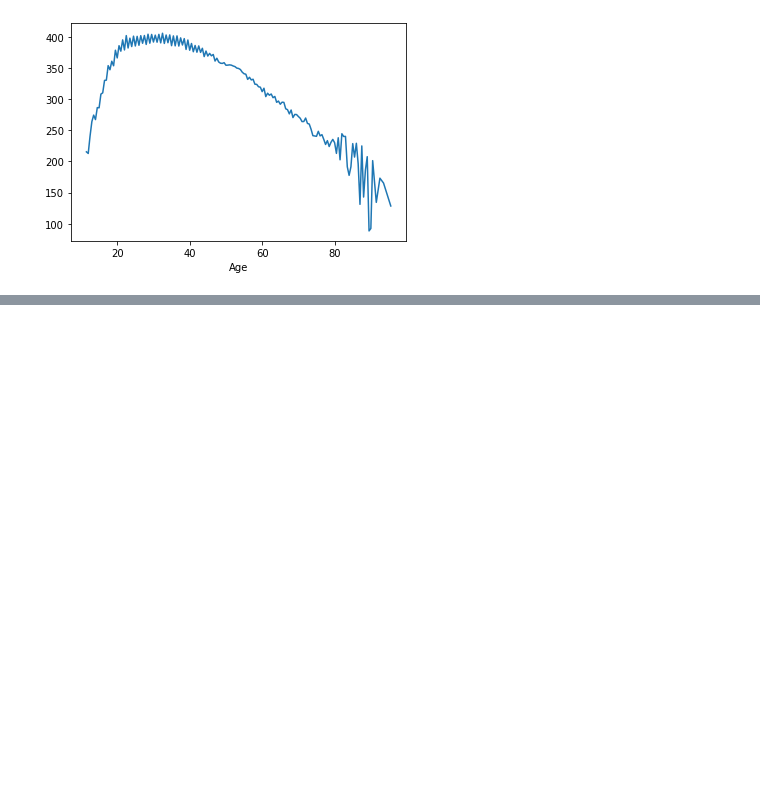
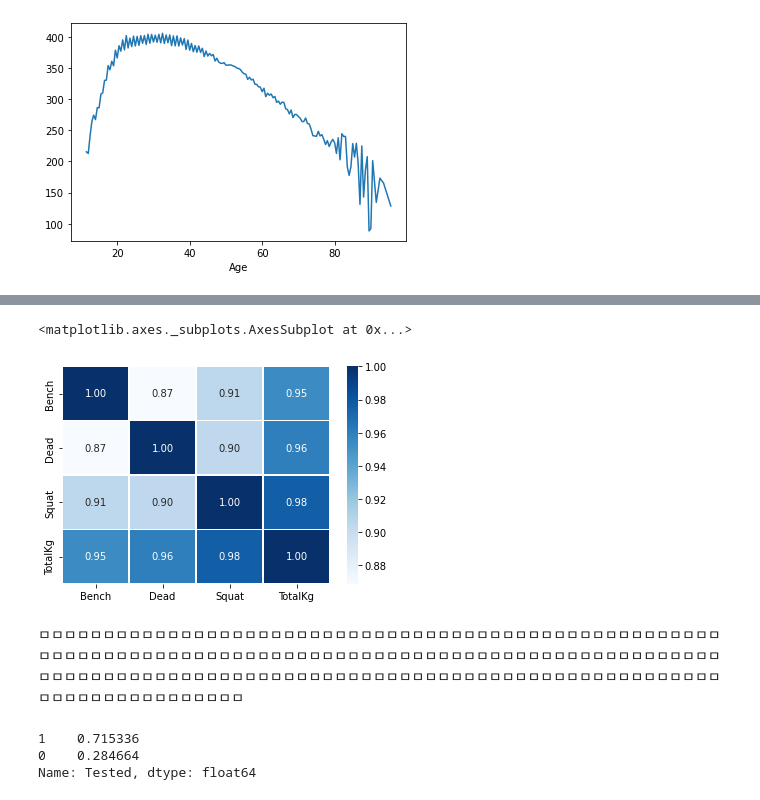
Before and after one commit to sbtmsk/Project2, a Jupyter notebook: AI_15_유재현_section2_project.ipynb, the cells around one changed output, grey strips where cells are left out. Drawn from its saved outputs; the diff is of its cells as text; code cells hidden in the pictures; blank space fills up the shorter version.

```diff
--- a/AI_15_유재현_section2_project.ipynb
+++ b/AI_15_유재현_section2_project.ipynb
@@ -329,0 +385,7 @@ DF
+# %%
+
+DF_cor2 = DF.loc[:,['Bench','Dead','Squat','TotalKg']]
+sns.heatmap(data = DF_cor2.corr(), annot=True, fmt = '.2f', linewidths=.5, cmap='Blues')
+# %% [output]
+<matplotlib.axes._subplots.AxesSubplot at 0x...>
+[figure, added]
@@ -329,0 +398,8 @@ DF
+# %% [markdown]
+ㅁㅁㅁㅁㅁㅁㅁㅁㅁㅁㅁㅁㅁㅁㅁㅁㅁㅁㅁㅁㅁㅁㅁㅁㅁㅁㅁㅁㅁㅁㅁㅁㅁㅁㅁㅁㅁㅁㅁㅁㅁㅁㅁㅁㅁㅁㅁㅁㅁㅁㅁㅁㅁㅁㅁㅁㅁㅁㅁㅁㅁㅁㅁㅁㅁㅁㅁㅁㅁㅁㅁㅁㅁㅁㅁㅁㅁㅁㅁㅁㅁㅁㅁㅁㅁㅁㅁㅁㅁㅁㅁㅁㅁㅁㅁㅁㅁㅁㅁㅁㅁㅁㅁㅁㅁㅁㅁㅁㅁㅁㅁㅁㅁㅁㅁㅁㅁㅁㅁㅁㅁㅁㅁㅁㅁㅁㅁㅁㅁㅁㅁㅁㅁㅁㅁㅁㅁㅁㅁㅁㅁㅁㅁㅁㅁㅁㅁㅁㅁㅁㅁㅁㅁㅁㅁㅁㅁㅁㅁㅁㅁㅁㅁㅁㅁㅁㅁㅁㅁㅁㅁㅁㅁㅁㅁ
+# %%
+DF['Tested'].value_counts(normalize=True)
+# %% [output]
+1    0.715336
+0    0.284664
+Name: Tested, dtype: float64
```
Also changed, not shown: parts of 10 cells of this notebook.
